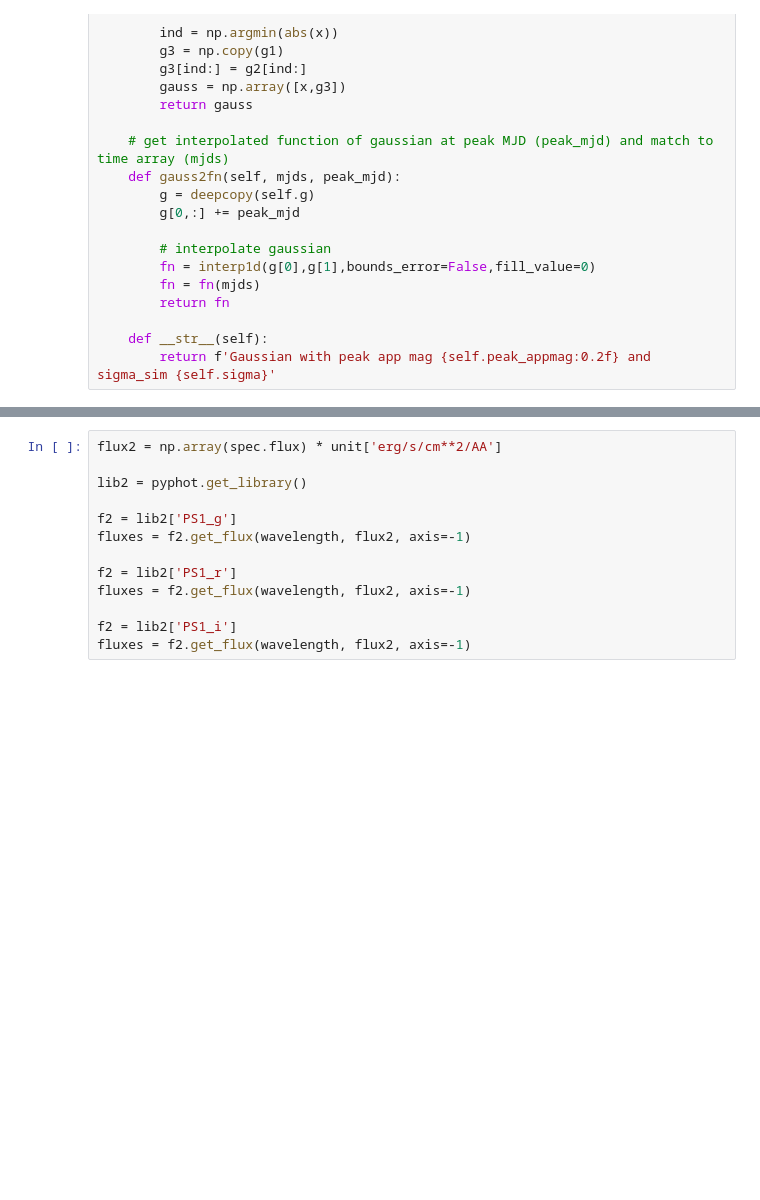
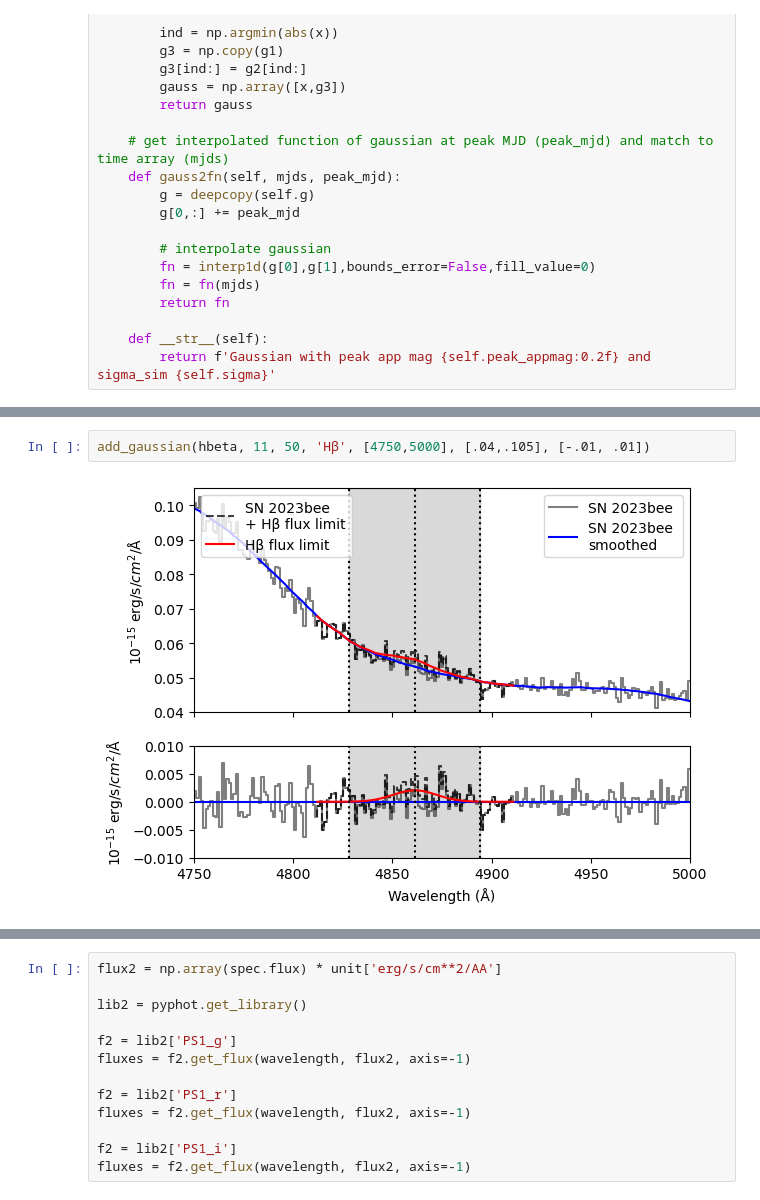
Before and after one commit to skvc22/sn2023bee, a Jupyter notebook: calibrate.ipynb, the cells around one changed output, grey strips where cells are left out. Drawn from its saved outputs; the diff is of its cells as text; blank space fills up the shorter version.

```diff
--- a/calibrate.ipynb
+++ b/calibrate.ipynb
@@ -251,0 +262,4 @@ Text(0, 0.5, '$10^{-15}$ erg/s/$cm^2$/Å')
+# %%
+add_gaussian(hbeta, 11, 50, 'Hβ', [4750,5000], [.04,.105], [-.01, .01])
+# %% [output]
+[figure, added]
```
Also changed, not shown: parts of 10 cells of this notebook.
